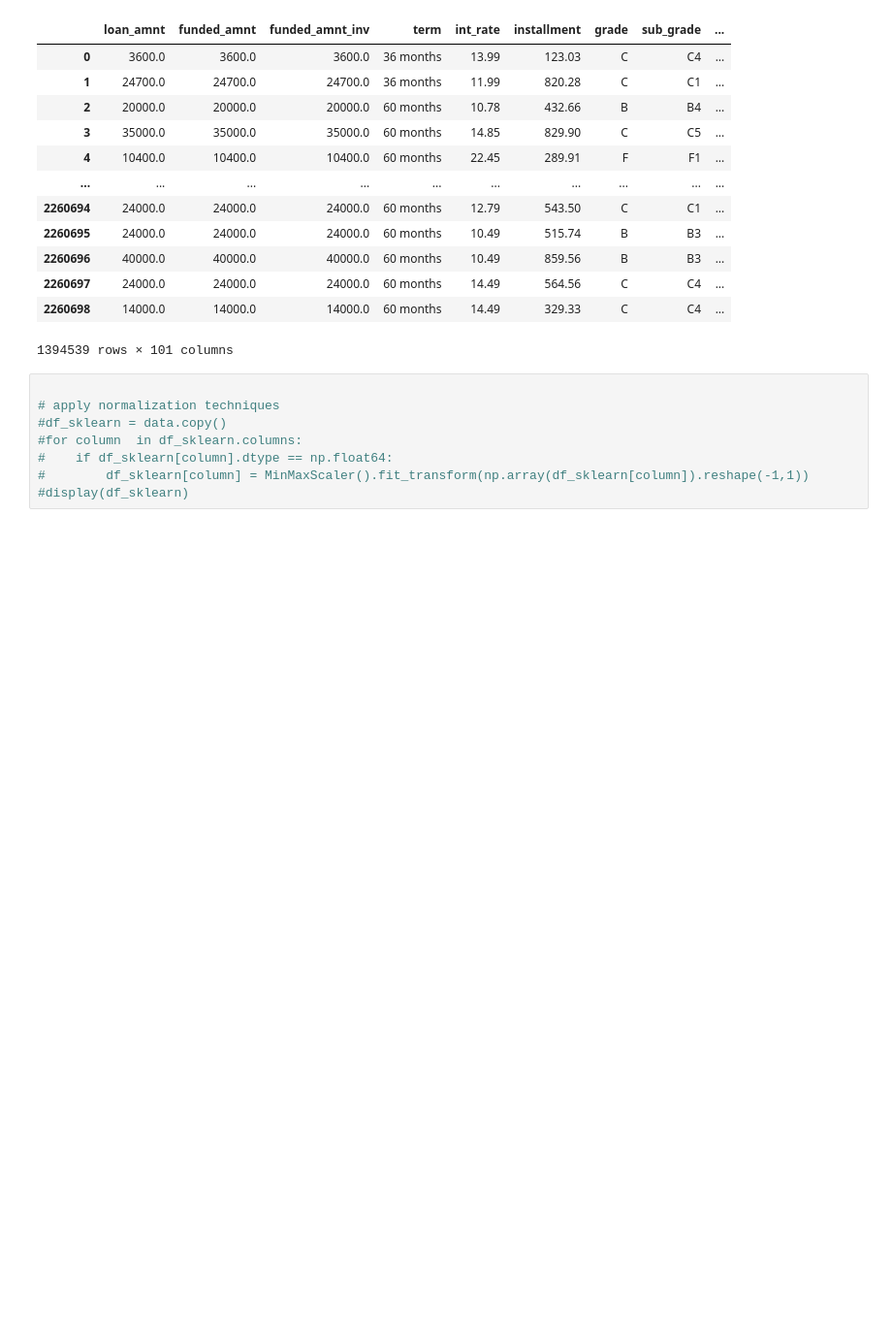
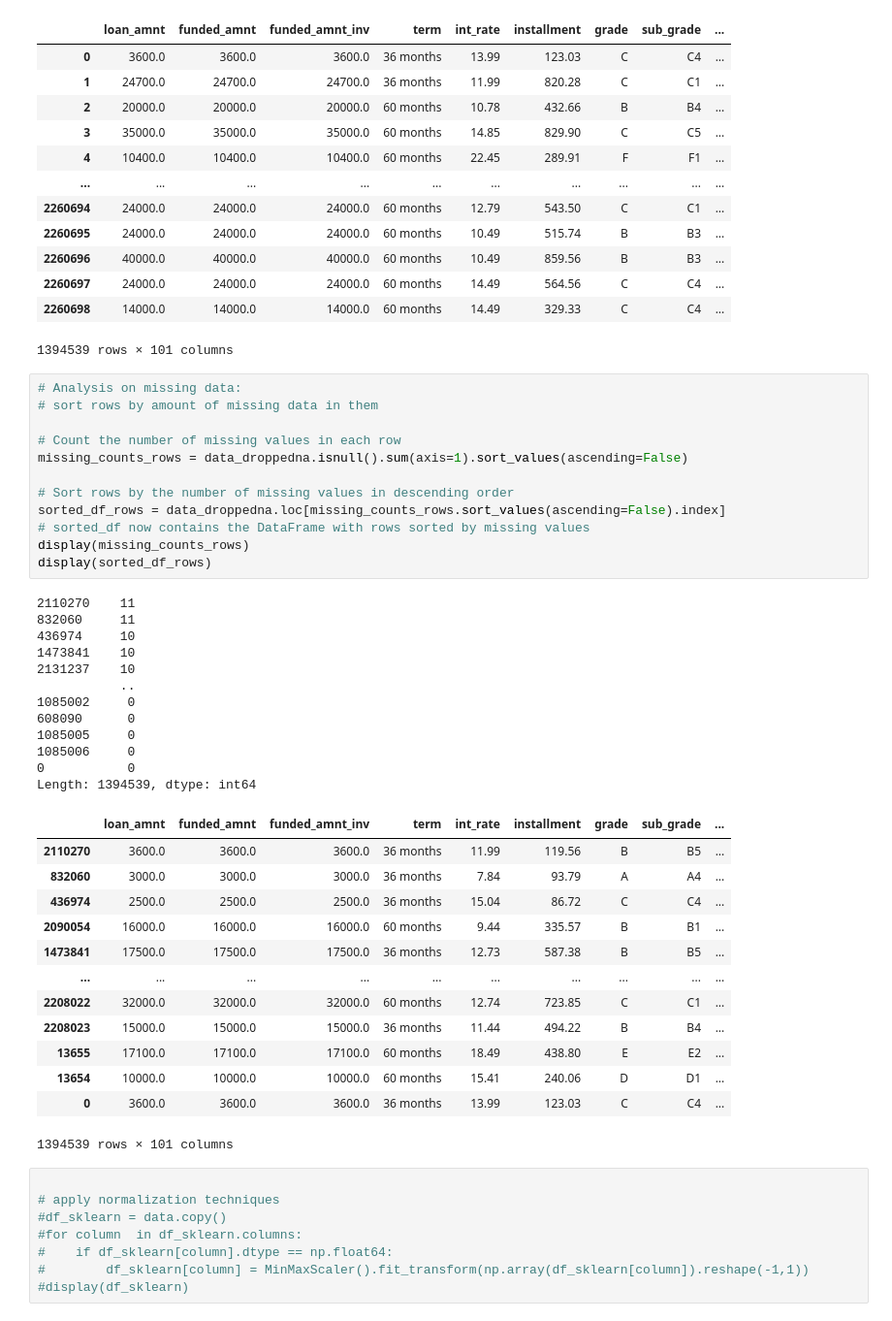
Before and after one commit to Zach-schwark/Honours-Research, a Jupyter notebook: Data/data_preprocessing.ipynb, the cells around one changed output. Shown at 97% size. Saved outputs shown, nothing was run; the diff lists cells and outputs as text; blank space fills up the shorter version.

```diff
--- a/Data/data_preprocessing.ipynb
+++ b/Data/data_preprocessing.ipynb
@@ -145,6 +145,44 @@ display(data_droppedna)
 | 2260697 | 24000.0 | 24000.0 | 24000.0 | 60 months | 14.49 | 564.56 | C | C4 | ... |
 | 2260698 | 14000.0 | 14000.0 | 14000.0 | 60 months | 14.49 | 329.33 | C | C4 | ... |
 1394539 rows × 101 columns
+# %%
+# Analysis on missing data:
+# sort rows by amount of missing data in them
+
+# Count the number of missing values in each row
+missing_counts_rows = data_droppedna.isnull().sum(axis=1).sort_values(ascending=False)
+
+# Sort rows by the number of missing values in descending order
+sorted_df_rows = data_droppedna.loc[missing_counts_rows.sort_values(ascending=False).index]
+# sorted_df now contains the DataFrame with rows sorted by missing values
+display(missing_counts_rows)
+display(sorted_df_rows)
+# %% [output]
+2110270    11
+832060     11
+436974     10
+1473841    10
+2131237    10
+           ..
+1085002     0
+608090      0
+1085005     0
+1085006     0
+0           0
+Length: 1394539, dtype: int64
+|  | loan_amnt | funded_amnt | funded_amnt_inv | term | int_rate | installment | grade | sub_grade | ... |
+| 2110270 | 3600.0 | 3600.0 | 3600.0 | 36 months | 11.99 | 119.56 | B | B5 | ... |
+| 832060 | 3000.0 | 3000.0 | 3000.0 | 36 months | 7.84 | 93.79 | A | A4 | ... |
+| 436974 | 2500.0 | 2500.0 | 2500.0 | 36 months | 15.04 | 86.72 | C | C4 | ... |
+| 2090054 | 16000.0 | 16000.0 | 16000.0 | 60 months | 9.44 | 335.57 | B | B1 | ... |
+| 1473841 | 17500.0 | 17500.0 | 17500.0 | 36 months | 12.73 | 587.38 | B | B5 | ... |
+| ... | ... | ... | ... | ... | ... | ... | ... | ... | ... |
+| 2208022 | 32000.0 | 32000.0 | 32000.0 | 60 months | 12.74 | 723.85 | C | C1 | ... |
+| 2208023 | 15000.0 | 15000.0 | 15000.0 | 36 months | 11.44 | 494.22 | B | B4 | ... |
+| 13655 | 17100.0 | 17100.0 | 17100.0 | 60 months | 18.49 | 438.80 | E | E2 | ... |
+| 13654 | 10000.0 | 10000.0 | 10000.0 | 60 months | 15.41 | 240.06 | D | D1 | ... |
+| 0 | 3600.0 | 3600.0 | 3600.0 | 36 months | 13.99 | 123.03 | C | C4 | ... |
+1394539 rows × 101 columns
 # %%
 
 # apply normalization techniques
```
Also changed, not shown: parts of 2 cells of this notebook.
